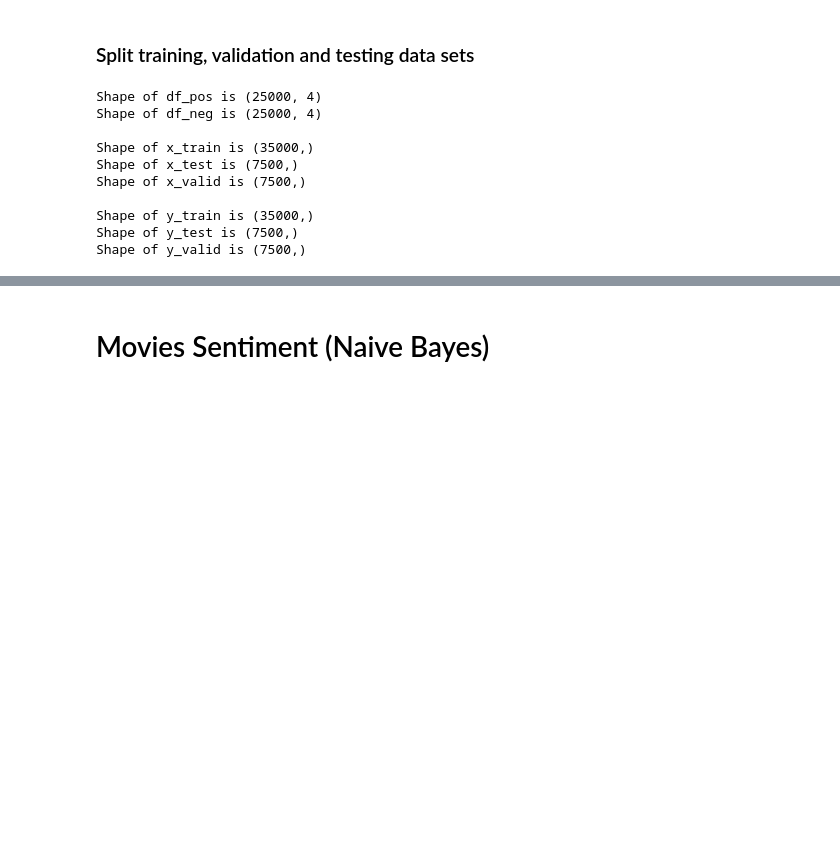
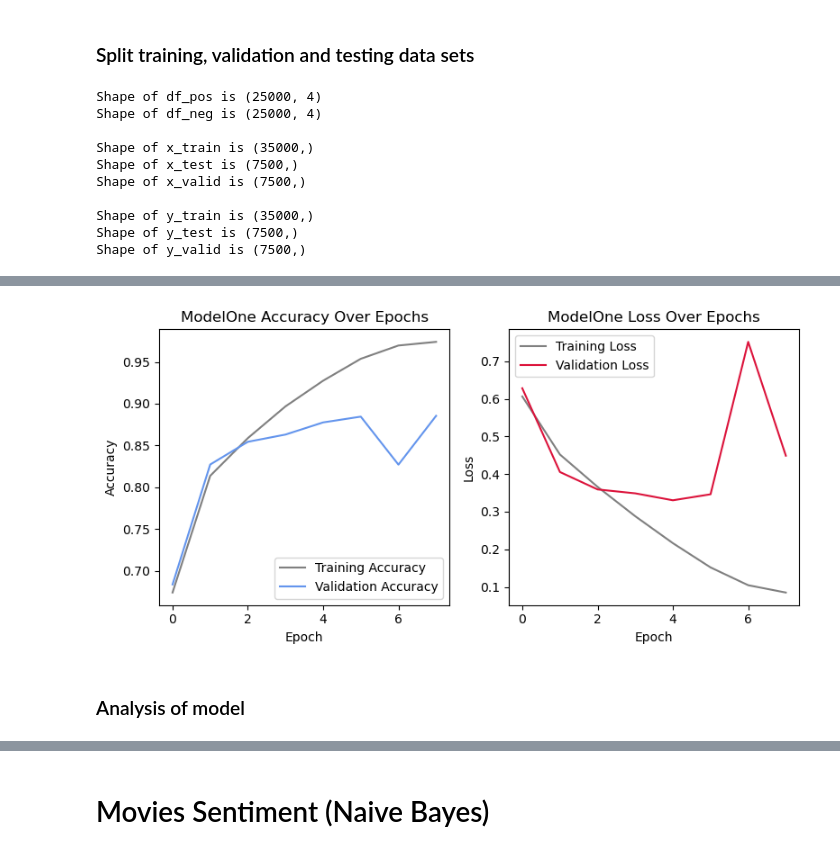
Before and after one commit to Happlesful/proj, a Jupyter notebook: case3.ipynb, the cells around one changed output, grey strips where cells are left out. Saved outputs shown, nothing was run; the diff lists cells and outputs as text; code cells hidden in the pictures; blank space fills up the shorter version.

```diff
--- a/case3.ipynb
+++ b/case3.ipynb
@@ -863,0 +233,2 @@ As the model begins to overfit after the first epoch, we took the weights from t
+# %%
+embedding_dim = 100
@@ -863,0 +255,6 @@ As the model begins to overfit after the first epoch, we took the weights from t
+# %%
+# convert word embeddings into a dictionary key-value pair
+w2v_dict = {}
+for word in vocab:
+    w2v_dict[word] = w2v.wv.get_vector(word)
+print("The number of key-value pairs is: ", len(w2v_dict))
@@ -863,0 +263,8 @@ As the model begins to overfit after the first epoch, we took the weights from t
+# %%
+# convert mapping of words (tokenization) into word embeddings (word2vec)
+embed_matrix = np.zeros(shape=(max_vocab_length, embedding_dim))
+for word, i in tokenizer.word_index.items():
+    embed_vector = w2v_dict.get(word)
+    if embed_vector is not None:
+        embed_matrix[i] = embed_vector
+    # if word is not found then embed_vector corressponding to that vector will stay zero.
@@ -863,0 +330,4 @@ As the model begins to overfit after the first epoch, we took the weights from t
+# %%
+# Train the model
+historyOne = modelOne.fit(x_train_padded, y_train, epochs=10,
+                          batch_size=128, validation_data=(x_valid_padded, y_valid), callbacks=[early_stopping])
@@ -863,0 +352,30 @@ As the model begins to overfit after the first epoch, we took the weights from t
+# %%
+# Plot the accuracy over epochs
+plt.figure(figsize=(8, 4))
+plt.subplot(1, 2, 1)
+plt.plot(historyOne.history['accuracy'],
+         label='Training Accuracy', color='grey')
+plt.plot(historyOne.history['val_accuracy'],
+         label='Validation Accuracy', color='cornflowerblue')
+plt.xlabel('Epoch')
+plt.ylabel('Accuracy')
+plt.title('ModelOne Accuracy Over Epochs')
+plt.legend()
+
+# Plot the loss over epochs
+plt.subplot(1, 2, 2)
+plt.plot(historyOne.history['loss'],
+         label='Training Loss', color='grey')
+plt.plot(historyOne.history['val_loss'],
+         label='Validation Loss', color='crimson')
+plt.xlabel('Epoch')
+plt.ylabel('Loss')
+plt.title('ModelOne Loss Over Epochs')
+plt.legend()
+
+plt.tight_layout()
+plt.show()
+# %% [output]
+[figure, added]
+# %% [markdown]
+### Analysis of model
```
Also changed, not shown: parts of 90 cells of this notebook.
